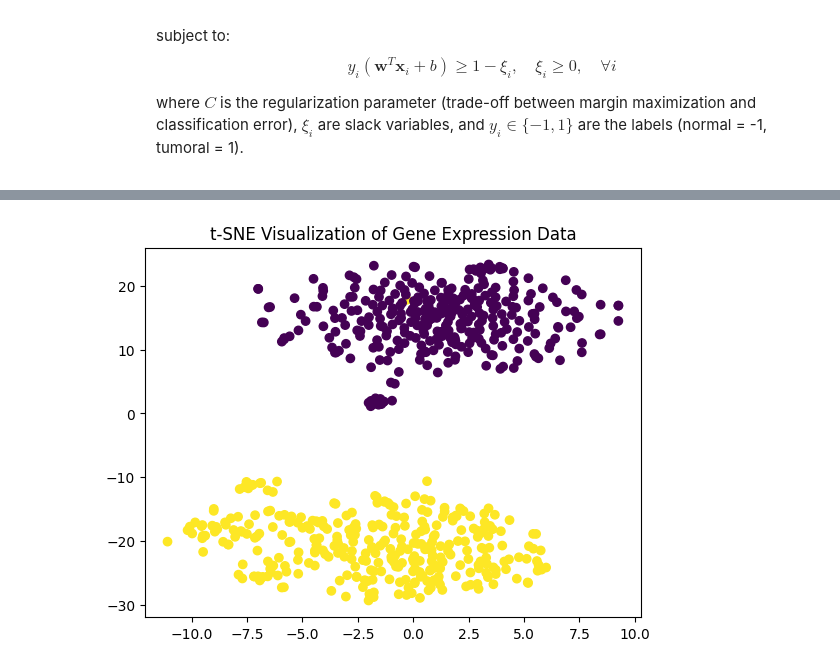
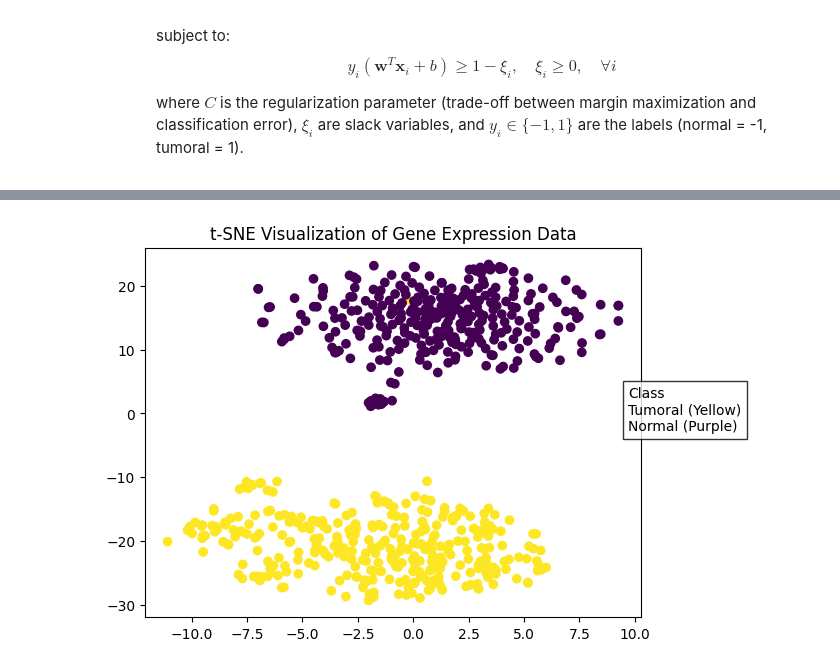
Before and after one commit to Laaliji/Colon-Cancer-Gene-Expression-Data-Classification-Analysis, a Jupyter notebook: Colon_Cancer_Gene_Expression_Analysis.ipynb, the cells around one changed output, grey strips where cells are left out. Saved outputs shown, nothing was run; the diff lists cells and outputs as text; code cells hidden in the pictures.

```diff
--- a/Colon_Cancer_Gene_Expression_Analysis.ipynb
+++ b/Colon_Cancer_Gene_Expression_Analysis.ipynb
@@ -1023,11 +1028,27 @@ plt.show()
 # %%
-from sklearn.manifold import TSNE
-import matplotlib.pyplot as plt
+from sklearn.manifold import TSNE  # Import t-SNE for dimensionality reduction
+import matplotlib.pyplot as plt  # Import matplotlib for plotting
 
+# Create a t-SNE object to reduce the high-dimensional data (60 genes) to 2D
 tsne = TSNE(n_components=2, random_state=42)
+
+# Fit and transform the scaled training data into 2D space
 X_tsne = tsne.fit_transform(X_train_scaled)
-plt.scatter(X_tsne[:, 0], X_tsne[:, 1], c=y_train.map({'normal': 0, 'tumoral': 1}), cmap='viridis')
+
+# Create a scatter plot with color mapping for classes
+scatter = plt.scatter(X_tsne[:, 0], X_tsne[:, 1],
+                      c=y_train.map({'normal': 0, 'tumoral': 1}),
+                      cmap='viridis')
+
+# Add a title to the plot
 plt.title('t-SNE Visualization of Gene Expression Data')
+
+# Add a text-only legend
+plt.figtext(0.88, 0.5, 'Class\nTumoral (Yellow)\nNormal (Purple)',
+            bbox=dict(facecolor='white', alpha=0.8),
+            fontsize=10)
+
+# Display the plot
 plt.show()
 # %% [output]
-[figure, old version]
+[figure, new version]
```
Also changed, not shown: parts of 11 cells of this notebook.
